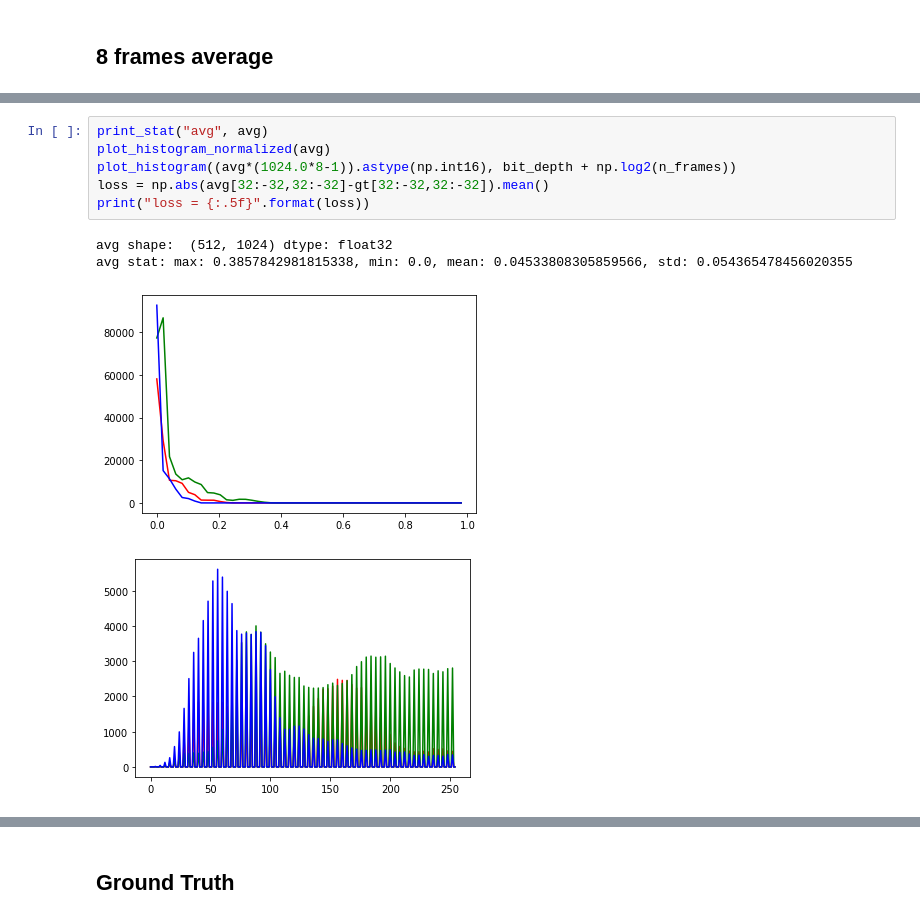
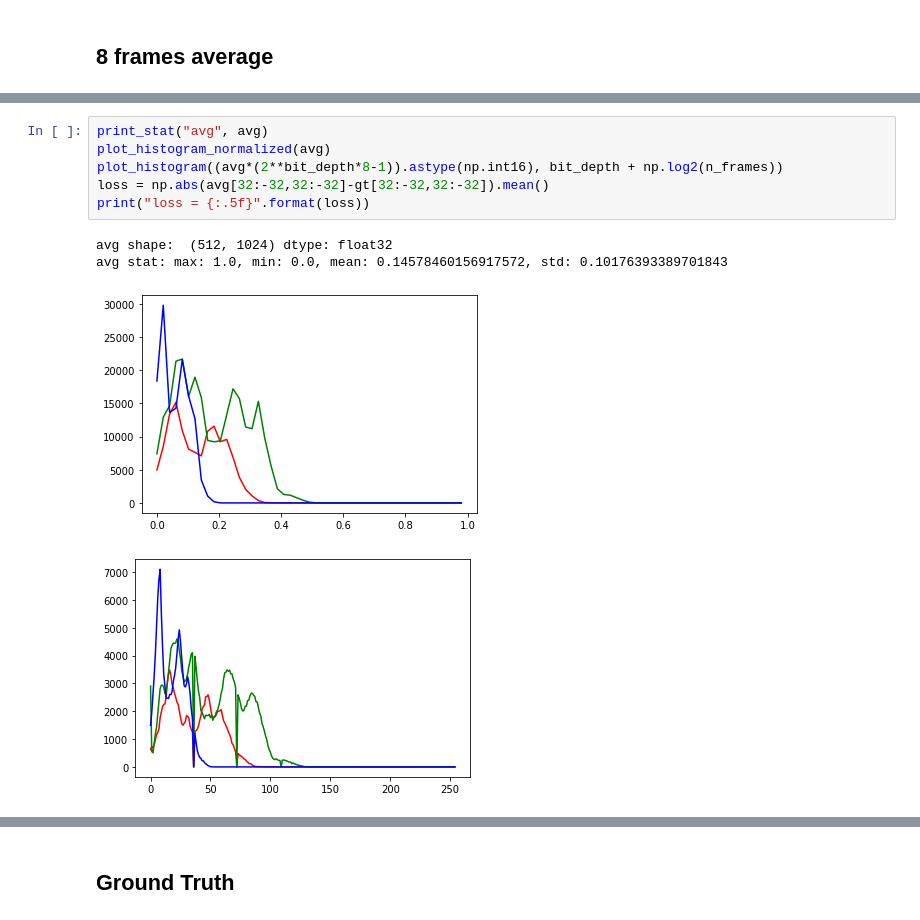
Before and after one commit to cianhwang/hdr_video, a Jupyter notebook: model/eval.ipynb, the cells around one changed output, grey strips where cells are left out. Cells and saved outputs as stored; diff of their text form.

```diff
--- a/model/eval.ipynb
+++ b/model/eval.ipynb
@@ -150,11 +150,11 @@ plt.show()
 # %%
 print_stat("avg", avg)
 plot_histogram_normalized(avg)
-plot_histogram((avg*(1024.0*8-1)).astype(np.int16), bit_depth + np.log2(n_frames))
+plot_histogram((avg*(2**bit_depth*8-1)).astype(np.int16), bit_depth + np.log2(n_frames))
 loss = np.abs(avg[32:-32,32:-32]-gt[32:-32,32:-32]).mean()
 print("loss = {:.5f}".format(loss))
 # %% [output]
 avg shape:  (512, 1024) dtype: float32
-avg stat: max: 0.3857842981815338, min: 0.0, mean: 0.04533808305859566, std: 0.054365478456020355
+avg stat: max: 1.0, min: 0.0, mean: 0.14578460156917572, std: 0.10176393389701843
-[figure, old version]
+[figure, new version]
-[figure, old version]
+[figure, new version]
```
Also changed, not shown: parts of 16 cells of this notebook, 1 other file.
